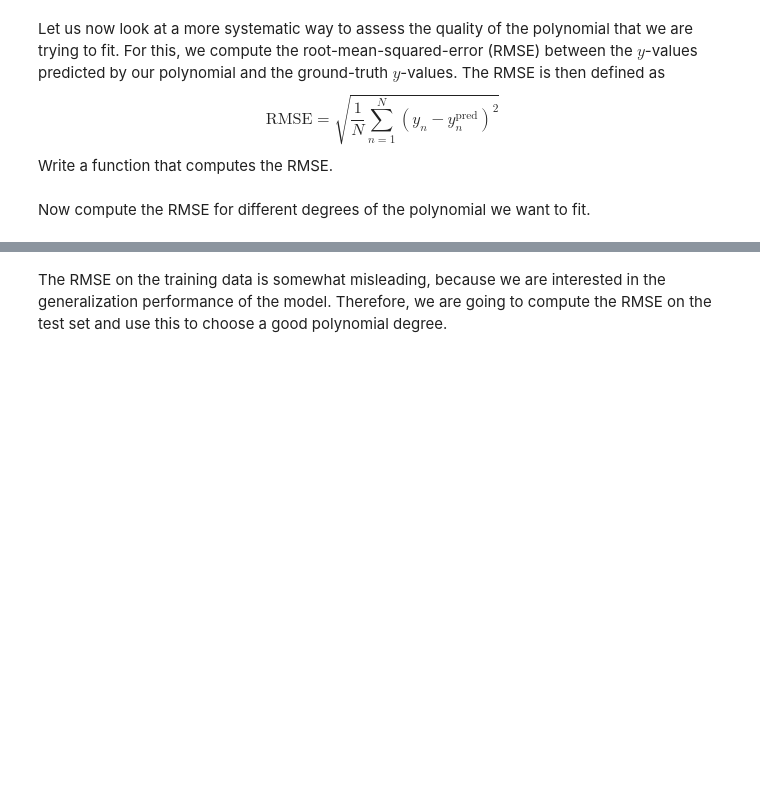
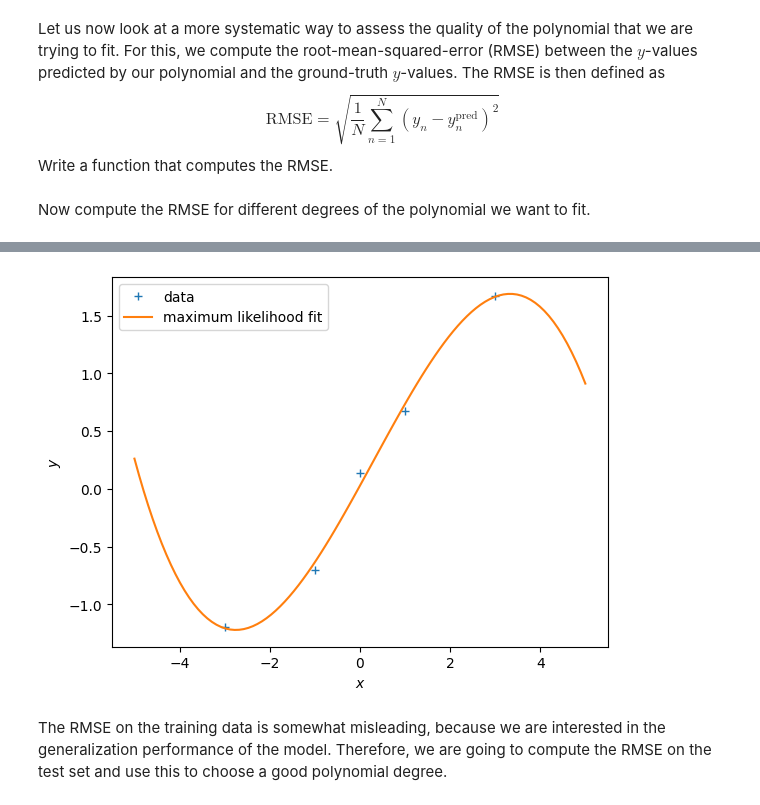
Before and after one commit to albamr09/MML, a Jupyter notebook: 09_Linear_Regression/tutorial_linear_regression.ipynb, the cells around one changed output, grey strips where cells are left out. Drawn from its saved outputs; the diff is of its cells as text; code cells hidden in the pictures; blank space fills up the shorter version.

```diff
--- a/09_Linear_Regression/tutorial_linear_regression.ipynb
+++ b/09_Linear_Regression/tutorial_linear_regression.ipynb
@@ -492,14 +509,27 @@ plt.ylabel("RMSE");
 3. Write some code that plots the function that uses the best polynomial degree (use the test set for this plot). What do you observe now?
 # %%
+best_k = 3
+# N x (k+1) feature matrix
+Phi = poly_features(X, best_k)
+# maximum likelihood estimator
+theta_ml = nonlinear_features_maximum_likelihood(Phi, y)
+# test inputs
+Xtest = np.linspace(-5,5,100).reshape(-1,1)
+# N x (k+1) feature matrix
+Phi_test = poly_features(Xtest, best_k)
+
 # WRITE THE PLOTTING CODE HERE
 plt.figure()
 plt.plot(X, y, '+')
-ypred_test = Xtest*0 ## <--- EDIT THIS LINE (hint: you may require a few lines to do the computation)
+
+ypred_test = Phi_test*theta_ml ## <--- EDIT THIS LINE (hint: you may require a few lines to do the computation)
 
 plt.plot(Xtest, ypred_test)
 plt.xlabel("$x$")
 plt.ylabel("$y$")
 plt.legend(["data", "maximum likelihood fit"]);
+# %% [output]
+[figure, added]
 # %% [markdown]
 The RMSE on the training data is somewhat misleading, because we are interested in the generalization performance of the model. Therefore, we are going to compute the RMSE on the test set and use this to choose a good polynomial degree.
 # %%
```
Also changed, not shown: parts of 14 cells of this notebook.
